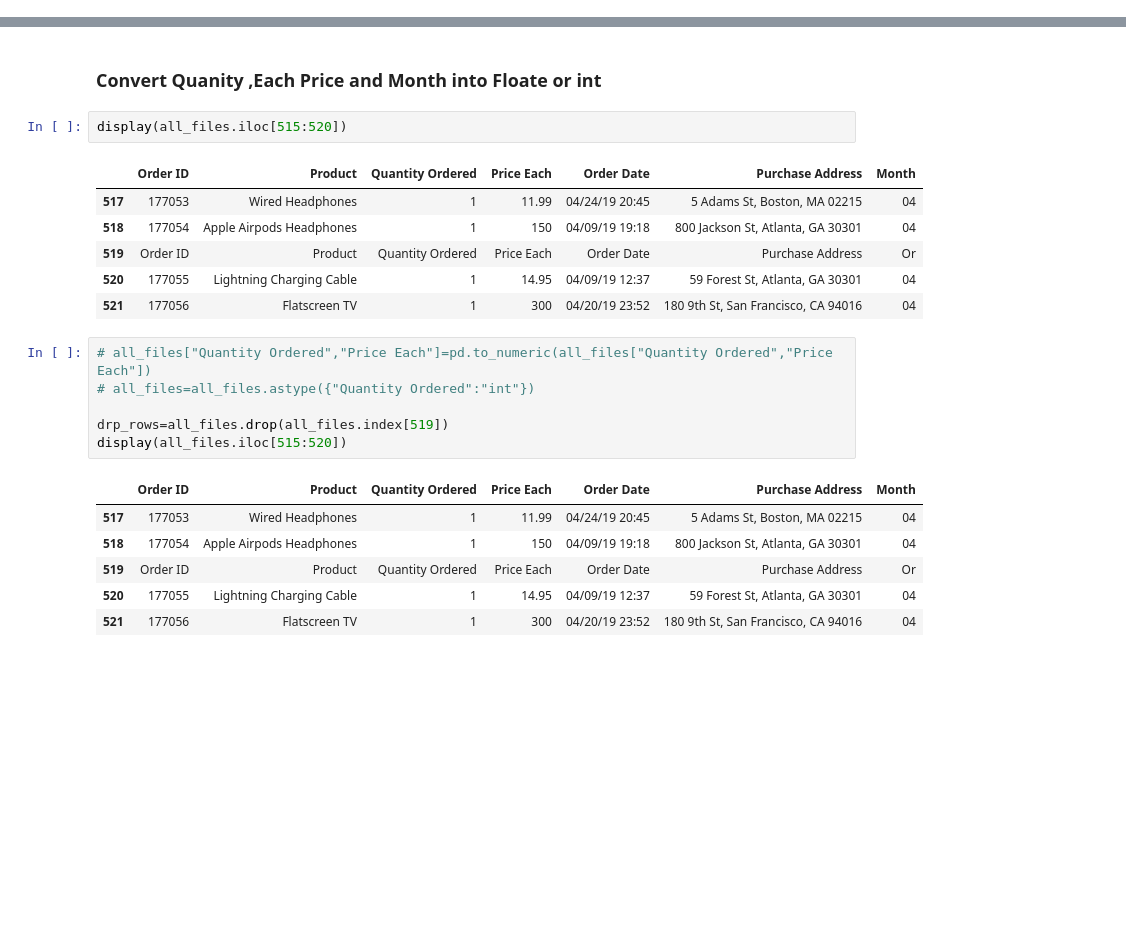
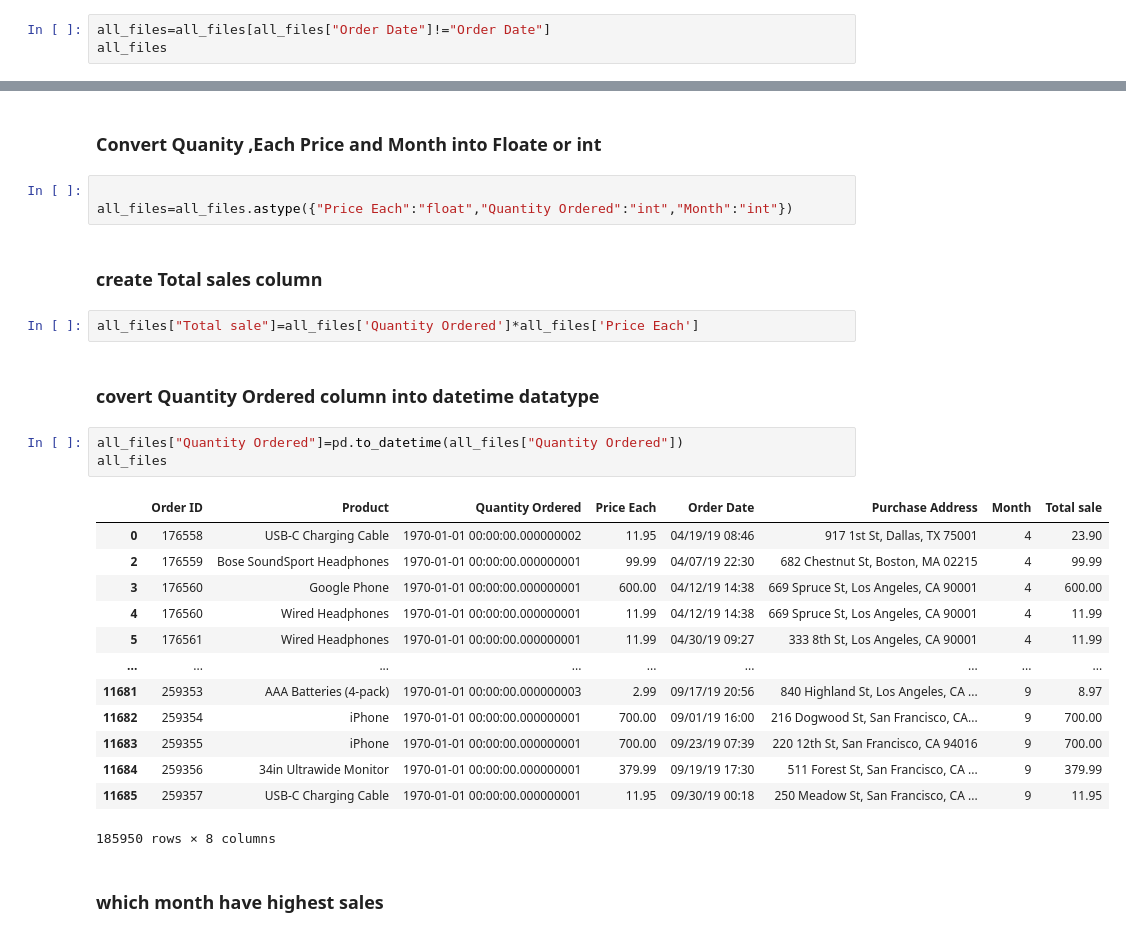
Before and after one commit to farhan-abbbasi/Marketing-Analyzing-of-12-month-data, a Jupyter notebook: sales analyse17-12-2021/analyze.ipynb, the cells around one changed output, grey strips where cells are left out. Cells and saved outputs as stored; diff of their text form; blank space fills up the shorter version.

```diff
--- a/sales analyse17-12-2021/analyze.ipynb
+++ b/sales analyse17-12-2021/analyze.ipynb
@@ -60,0 +58,3 @@ See the caveats in the documentation: https://pandas.pydata.org/pandas-docs/stab
+# %%
+all_files=all_files[all_files["Order Date"]!="Order Date"]
+all_files
@@ -61,24 +75,30 @@ See the caveats in the documentation: https://pandas.pydata.org/pandas-docs/stab
 # %% [markdown]
 ### Convert Quanity ,Each Price and Month into Floate or int
-# %%
-display(all_files.iloc[515:520])
-# %% [output]
-|  | Order ID | Product | Quantity Ordered | Price Each | Order Date | Purchase Address | Month |
-| 517 | 177053 | Wired Headphones | 1 | 11.99 | 04/24/19 20:45 | 5 Adams St, Boston, MA 02215 | 04 |
-| 518 | 177054 | Apple Airpods Headphones | 1 | 150 | 04/09/19 19:18 | 800 Jackson St, Atlanta, GA 30301 | 04 |
-| 519 | Order ID | Product | Quantity Ordered | Price Each | Order Date | Purchase Address | Or |
-| 520 | 177055 | Lightning Charging Cable | 1 | 14.95 | 04/09/19 12:37 | 59 Forest St, Atlanta, GA 30301 | 04 |
-| 521 | 177056 | Flatscreen TV | 1 | 300 | 04/20/19 23:52 | 180 9th St, San Francisco, CA 94016 | 04 |
+# %%
+
+all_files=all_files.astype({"Price Each":"float","Quantity Ordered":"int","Month":"int"})
+# %% [markdown]
+### create Total sales column
 # %%
-# all_files["Quantity Ordered","Price Each"]=pd.to_numeric(all_files["Quantity Ordered","Price Each"])
-# all_files=all_files.astype({"Quantity Ordered":"int"})
-
-drp_rows=all_files.drop(all_files.index[519])
-display(all_files.iloc[515:520])
+all_files["Total sale"]=all_files['Quantity Ordered']*all_files['Price Each']
-# %% [output]
-|  | Order ID | Product | Quantity Ordered | Price Each | Order Date | Purchase Address | Month |
-| 517 | 177053 | Wired Headphones | 1 | 11.99 | 04/24/19 20:45 | 5 Adams St, Boston, MA 02215 | 04 |
-| 518 | 177054 | Apple Airpods Headphones | 1 | 150 | 04/09/19 19:18 | 800 Jackson St, Atlanta, GA 30301 | 04 |
-| 519 | Order ID | Product | Quantity Ordered | Price Each | Order Date | Purchase Address | Or |
-| 520 | 177055 | Lightning Charging Cable | 1 | 14.95 | 04/09/19 12:37 | 59 Forest St, Atlanta, GA 30301 | 04 |
-| 521 | 177056 | Flatscreen TV | 1 | 300 | 04/20/19 23:52 | 180 9th St, San Francisco, CA 94016 | 04 |
+# %% [markdown]
+### covert Quantity Ordered column into datetime datatype
+# %%
+all_files["Quantity Ordered"]=pd.to_datetime(all_files["Quantity Ordered"])
+all_files
+# %% [output]
+|  | Order ID | Product | Quantity Ordered | Price Each | Order Date | Purchase Address | Month | Total sale |
+| 0 | 176558 | USB-C Charging Cable | 1970-01-01 00:00:00.000000002 | 11.95 | 04/19/19 08:46 | 917 1st St, Dallas, TX 75001 | 4 | 23.90 |
+| 2 | 176559 | Bose SoundSport Headphones | 1970-01-01 00:00:00.000000001 | 99.99 | 04/07/19 22:30 | 682 Chestnut St, Boston, MA 02215 | 4 | 99.99 |
+| 3 | 176560 | Google Phone | 1970-01-01 00:00:00.000000001 | 600.00 | 04/12/19 14:38 | 669 Spruce St, Los Angeles, CA 90001 | 4 | 600.00 |
+| 4 | 176560 | Wired Headphones | 1970-01-01 00:00:00.000000001 | 11.99 | 04/12/19 14:38 | 669 Spruce St, Los Angeles, CA 90001 | 4 | 11.99 |
+| 5 | 176561 | Wired Headphones | 1970-01-01 00:00:00.000000001 | 11.99 | 04/30/19 09:27 | 333 8th St, Los Angeles, CA 90001 | 4 | 11.99 |
+| ... | ... | ... | ... | ... | ... | ... | ... | ... |
+| 11681 | 259353 | AAA Batteries (4-pack) | 1970-01-01 00:00:00.000000003 | 2.99 | 09/17/19 20:56 | 840 Highland St, Los Angeles, CA ... | 9 | 8.97 |
+| 11682 | 259354 | iPhone | 1970-01-01 00:00:00.000000001 | 700.00 | 09/01/19 16:00 | 216 Dogwood St, San Francisco, CA... | 9 | 700.00 |
+| 11683 | 259355 | iPhone | 1970-01-01 00:00:00.000000001 | 700.00 | 09/23/19 07:39 | 220 12th St, San Francisco, CA 94016 | 9 | 700.00 |
+| 11684 | 259356 | 34in Ultrawide Monitor | 1970-01-01 00:00:00.000000001 | 379.99 | 09/19/19 17:30 | 511 Forest St, San Francisco, CA ... | 9 | 379.99 |
+| 11685 | 259357 | USB-C Charging Cable | 1970-01-01 00:00:00.000000001 | 11.95 | 09/30/19 00:18 | 250 Meadow St, San Francisco, CA ... | 9 | 11.95 |
+185950 rows × 8 columns
+# %% [markdown]
+### which month have highest sales
```
Also changed, not shown: parts of 10 cells of this notebook.
